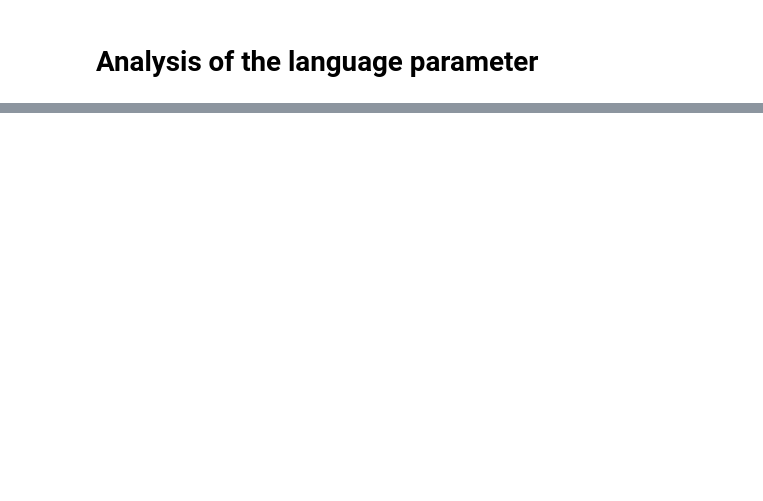
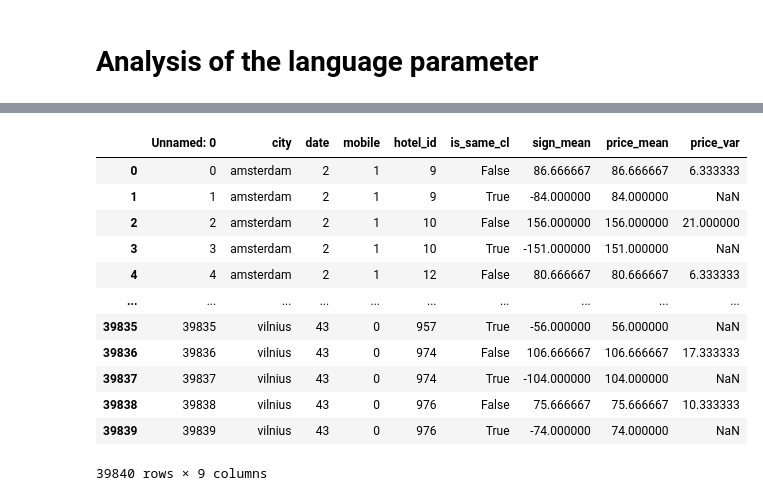
Before and after one commit to Novly57/IA_Framework_DefiIA, a Jupyter notebook: analysis/Language Analysis.ipynb, the cells around one changed output, grey strips where cells are left out. Cells and saved outputs as stored; diff of their text form; code cells hidden in the pictures; blank space fills up the shorter version.

```diff
--- a/analysis/Language Analysis.ipynb
+++ b/analysis/Language Analysis.ipynb
@@ -36,0 +173,18 @@ data
+# %%
+grouped = pd.read_csv('test.csv')
+# %%
+grouped
+# %% [output]
+|  | Unnamed: 0 | city | date | mobile | hotel_id | is_same_cl | sign_mean | price_mean | price_var |
+| 0 | 0 | amsterdam | 2 | 1 | 9 | False | 86.666667 | 86.666667 | 6.333333 |
+| 1 | 1 | amsterdam | 2 | 1 | 9 | True | -84.000000 | 84.000000 | NaN |
+| 2 | 2 | amsterdam | 2 | 1 | 10 | False | 156.000000 | 156.000000 | 21.000000 |
+| 3 | 3 | amsterdam | 2 | 1 | 10 | True | -151.000000 | 151.000000 | NaN |
+| 4 | 4 | amsterdam | 2 | 1 | 12 | False | 80.666667 | 80.666667 | 6.333333 |
+| ... | ... | ... | ... | ... | ... | ... | ... | ... | ... |
+| 39835 | 39835 | vilnius | 43 | 0 | 957 | True | -56.000000 | 56.000000 | NaN |
+| 39836 | 39836 | vilnius | 43 | 0 | 974 | False | 106.666667 | 106.666667 | 17.333333 |
+| 39837 | 39837 | vilnius | 43 | 0 | 974 | True | -104.000000 | 104.000000 | NaN |
+| 39838 | 39838 | vilnius | 43 | 0 | 976 | False | 75.666667 | 75.666667 | 10.333333 |
+| 39839 | 39839 | vilnius | 43 | 0 | 976 | True | -74.000000 | 74.000000 | NaN |
+39840 rows × 9 columns
```
Also changed, not shown: parts of 15 cells of this notebook, 1 other file.
